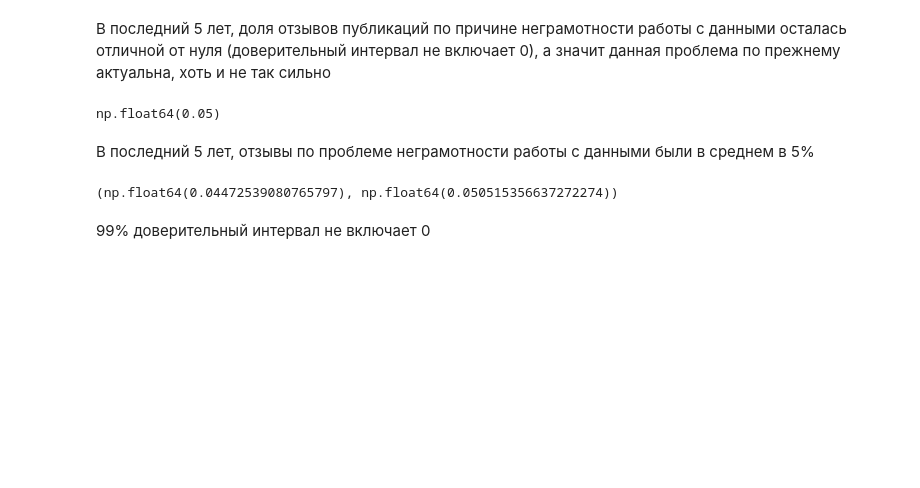
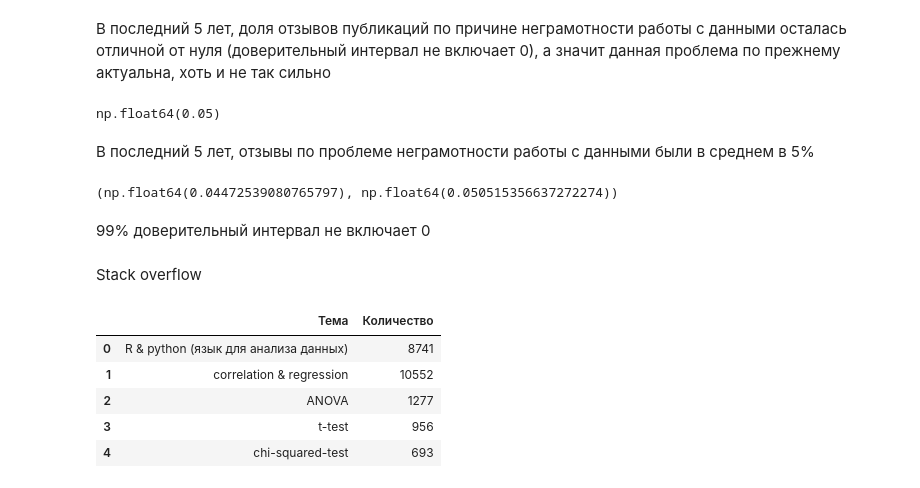
Before and after one commit to dmibar/Sirius_BC26, a Jupyter notebook: explore.ipynb, the cells around one changed output. Saved outputs shown, nothing was run; the diff lists cells and outputs as text; code cells hidden in the pictures; blank space fills up the shorter version.

```diff
--- a/explore.ipynb
+++ b/explore.ipynb
@@ -281,3 +281,5 @@ ci_99
 (np.float64(0.04472539080765797), np.float64(0.050515356637272274))
 # %% [markdown]
 99% доверительный интервал не включает 0
+# %% [markdown]
+Stack overflow
@@ -283,0 +298,9 @@ ci_99
+# %%
+df
+# %% [output]
+|  | Тема | Количество |
+| 0 | R & python (язык для анализа данных) | 8741 |
+| 1 | correlation & regression | 10552 |
+| 2 | ANOVA | 1277 |
+| 3 | t-test | 956 |
+| 4 | chi-squared-test | 693 |
```
Also changed, not shown: parts of 3 cells of this notebook.
